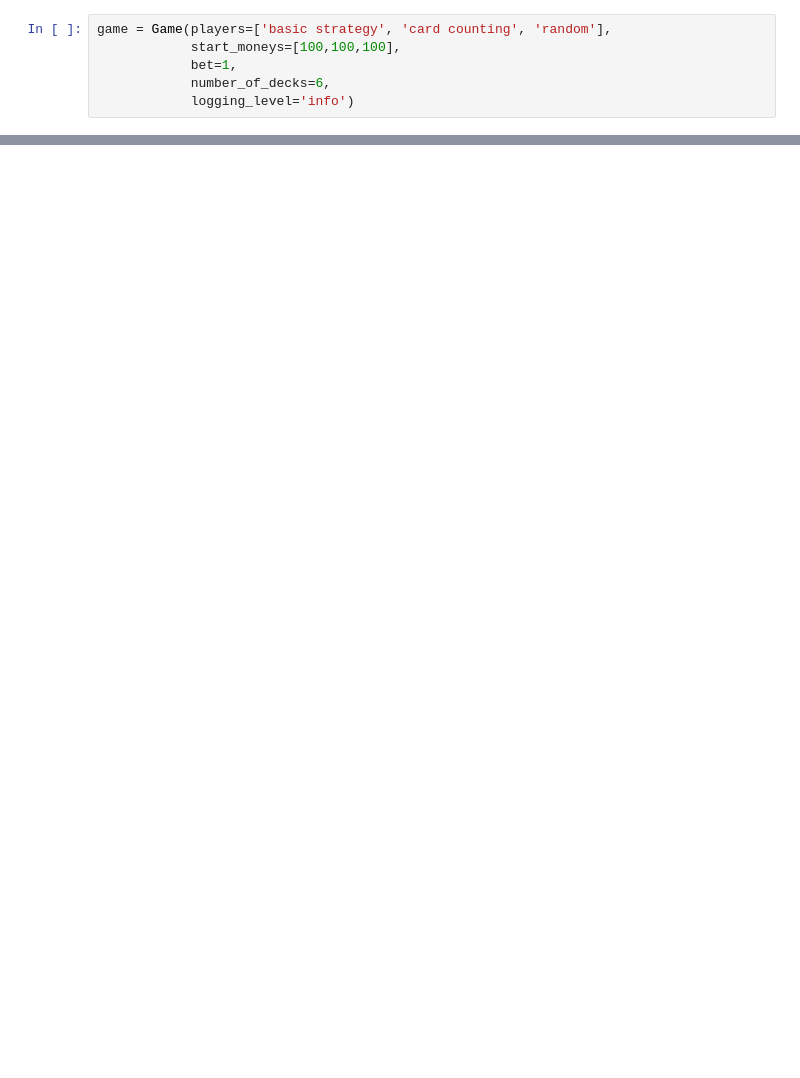
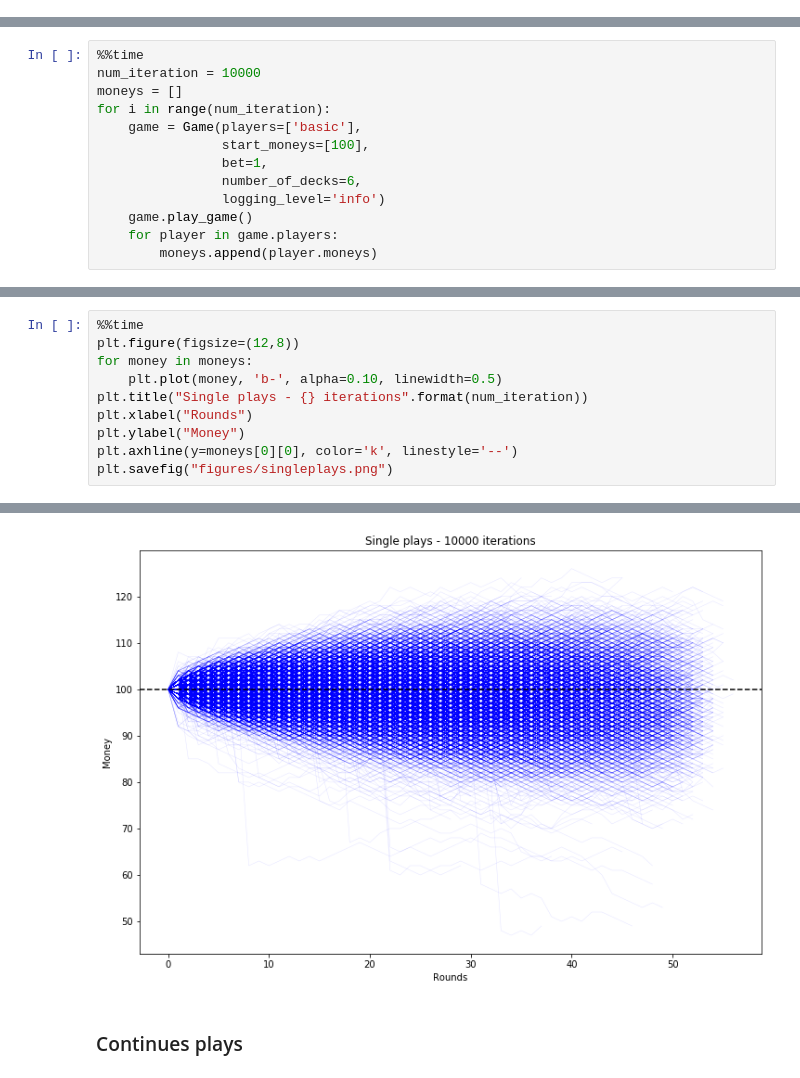
Before and after one commit to burakonal89/blackjack, a Jupyter notebook: blackjack.ipynb, the cells around one changed output, grey strips where cells are left out. Drawn from its saved outputs; the diff is of its cells as text; blank space fills up the shorter version.

Commit message:
notebook and logging updated

```diff
--- a/blackjack.ipynb
+++ b/blackjack.ipynb
@@ -4,6 +6,0 @@ import numpy as np
-# %%
-game = Game(players=['basic strategy', 'card counting', 'random'],
-            start_moneys=[100,100,100],
-            bet=1,
-            number_of_decks=6,
-            logging_level='info')
@@ -62,0 +9,13 @@ False
+# %%
+%%time
+num_iteration = 10000
+moneys = []
+for i in range(num_iteration):
+    game = Game(players=['basic'],
+                start_moneys=[100],
+                bet=1,
+                number_of_decks=6,
+                logging_level='info')
+    game.play_game()
+    for player in game.players:
+        moneys.append(player.moneys)
@@ -62,0 +25,11 @@ False
+# %%
+%%time
+plt.figure(figsize=(12,8))
+for money in moneys:
+    plt.plot(money, 'b-', alpha=0.10, linewidth=0.5)
+plt.title("Single plays - {} iterations".format(num_iteration))
+plt.xlabel("Rounds")
+plt.ylabel("Money")
+plt.axhline(y=moneys[0][0], color='k', linestyle='--')
+plt.savefig("figures/singleplays.png")
+# %% [output]
@@ -62,0 +38,3 @@ False
+[figure, added]
+# %% [markdown]
+### Continues plays
```
Also changed, not shown: parts of 12 cells of this notebook, 2 other files.
